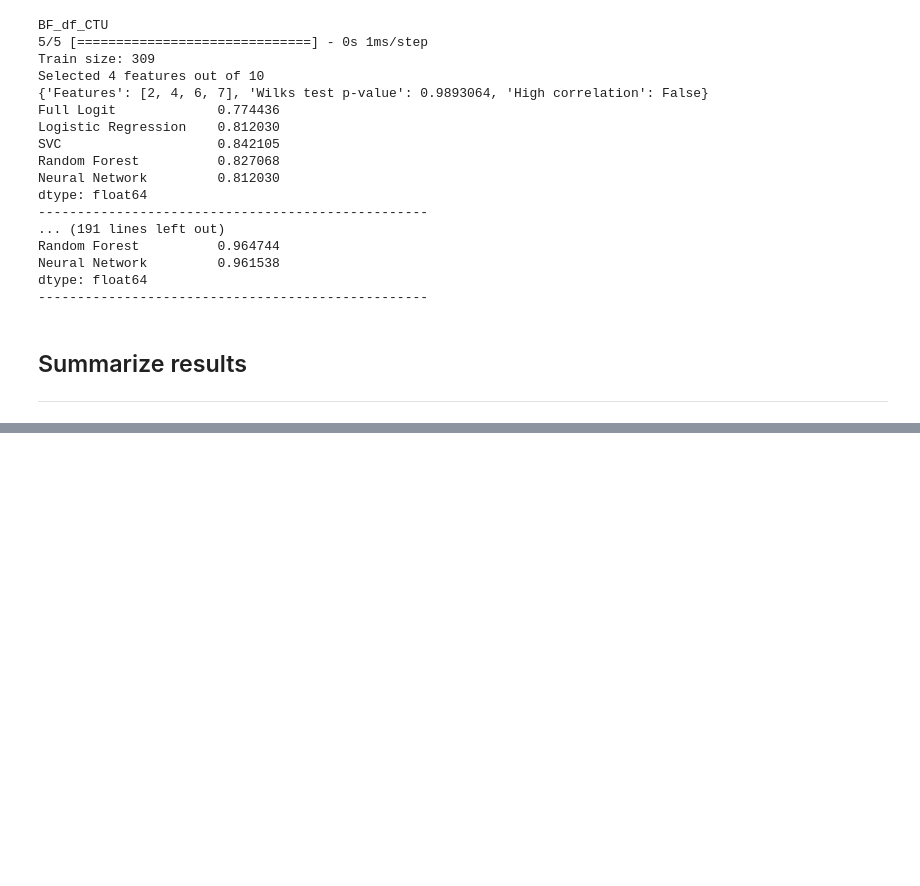
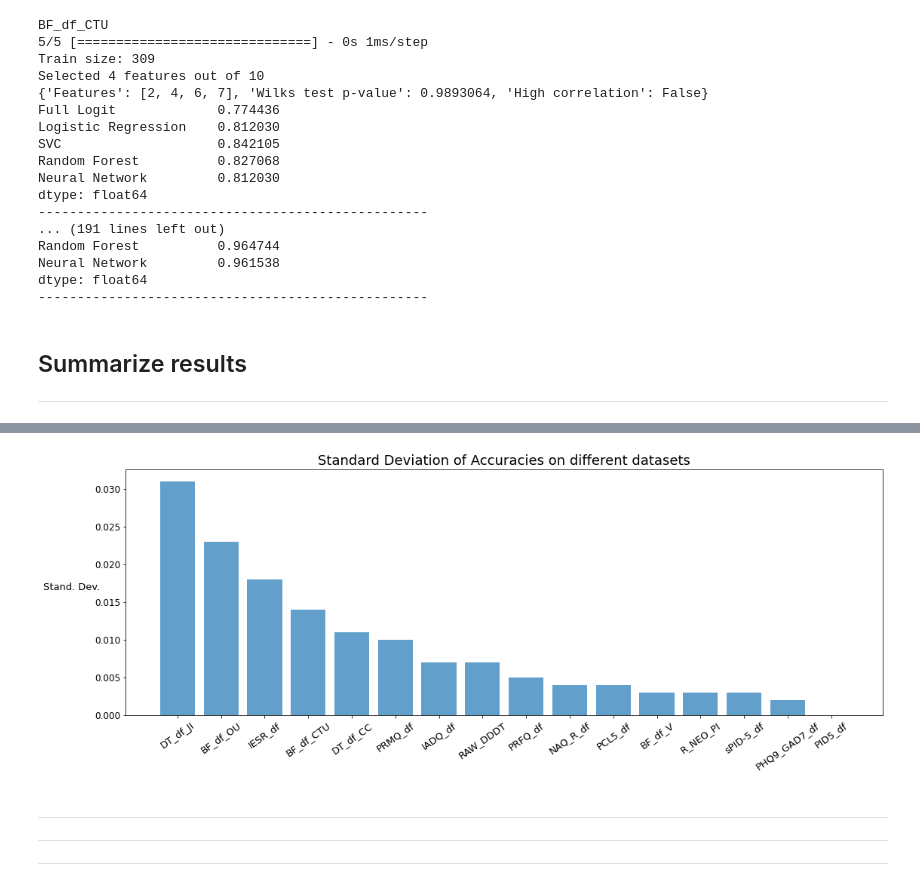
Before and after one commit to MattiaBrocco/Model-agnostic-feature-selection, a Jupyter notebook: CBSD Project MB.ipynb, the cells around one changed output, grey strips where cells are left out. Cells and saved outputs as stored; diff of their text form; code cells hidden in the pictures; blank space fills up the shorter version.

```diff
--- a/CBSD Project MB.ipynb
+++ b/CBSD Project MB.ipynb
@@ -179,0 +198,17 @@ summary
+# %%
+plt.figure(figsize = (18, 6))
+plt.bar(x = summary.sort_values("Accuracy Std on selected features",
+                                ascending = False)["Dataset name"],
+        height = summary.sort_values("Accuracy Std on selected features",
+                                     ascending = False)["Accuracy Std on selected features"], alpha = .7)
+plt.xticks(rotation = 35, fontsize = 13)
+plt.yticks(fontsize = 12)
+plt.ylabel("Stand. Dev.", fontsize = 13, rotation = 0, labelpad = 30)
+plt.title("Standard Deviation of Accuracies on different datasets", fontsize = 18)
+plt.show()
+# %% [output]
+[figure, added]
+# %% [markdown]
+---
+---
+---
```
Also changed, not shown: parts of 3 cells of this notebook, 2 other files.
